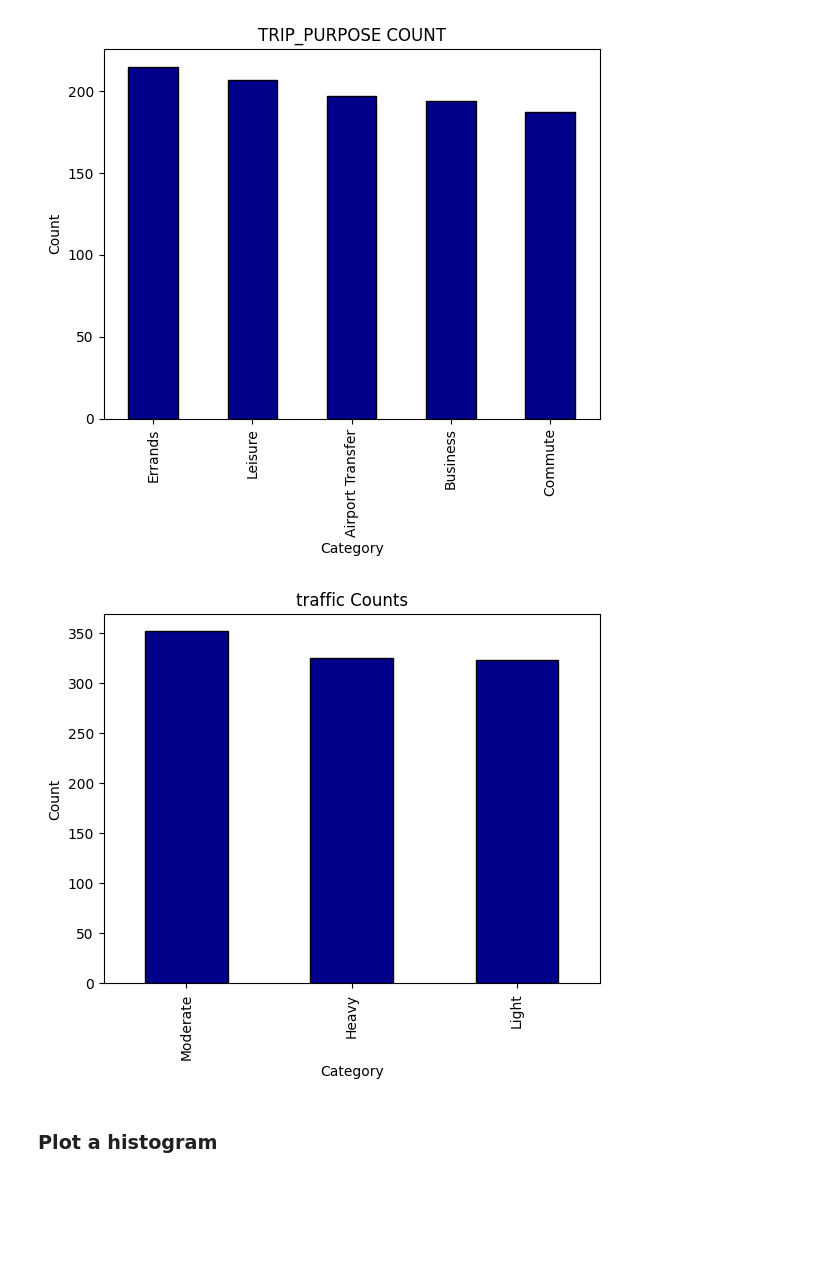
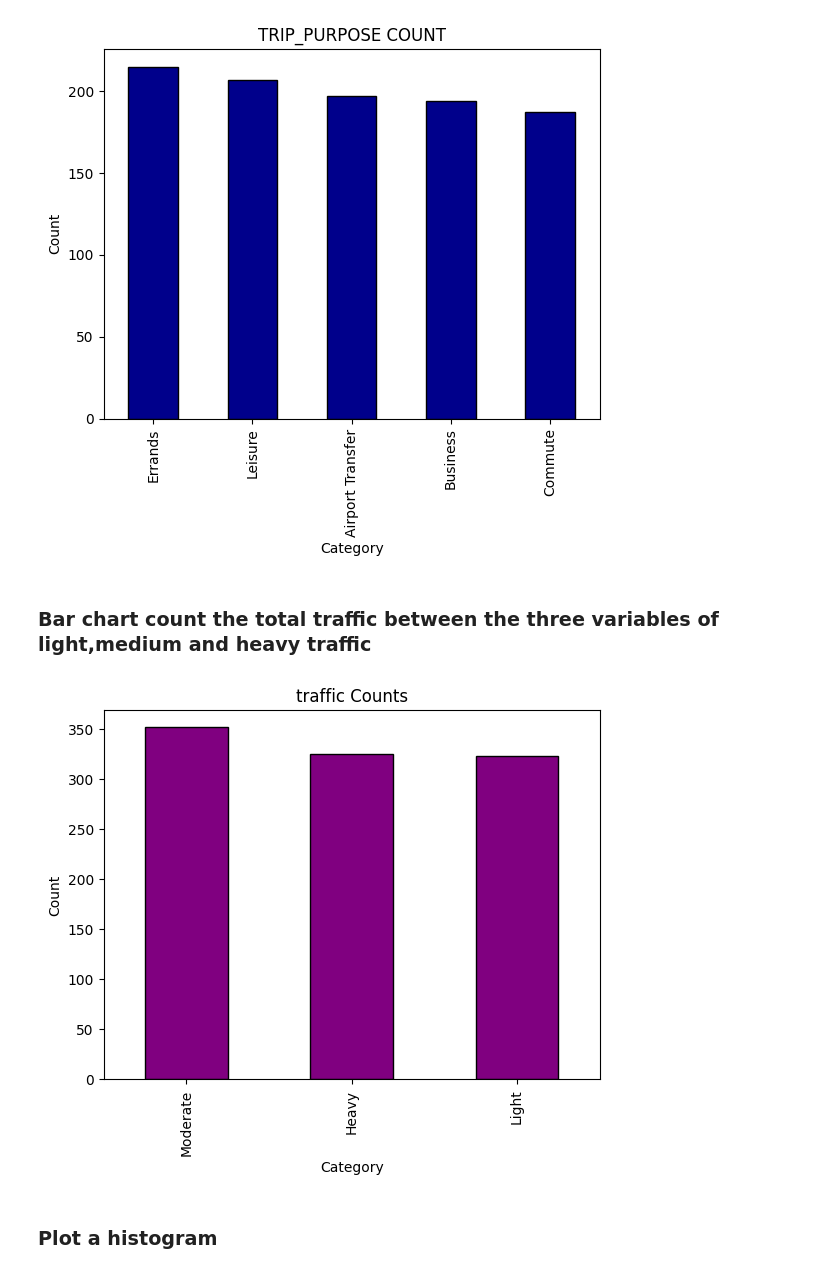
Before and after one commit to Creativeabdulmalik/Python-Project, a Jupyter notebook: capstone project.ipynb, the cells around one changed output. Cells and saved outputs as stored; diff of their text form; code cells hidden in the pictures; blank space fills up the shorter version.

```diff
--- a/capstone project.ipynb
+++ b/capstone project.ipynb
@@ -129,17 +131,19 @@ plt.ylabel("Count")
 plt.show()
 # %% [output]
 [figure]
+# %% [markdown]
+### Bar chart count the total traffic  between the three variables of light,medium and heavy traffic
 # %%
 # total Count the occurrences of each category
 category_counts = df['traffic'].value_counts()
 
 # bar chart
-category_counts.plot(kind='bar', color='darkblue',   edgecolor='black', title='traffic Counts')
+category_counts.plot(kind='bar', color='purple',   edgecolor='black', title='traffic Counts')
 plt.xlabel("Category")
 plt.ylabel("Count")
 plt.show()
 # %% [output]
-[figure, old version]
+[figure, new version]
 # %% [markdown]
 ### Plot a histogram
 # %%
```
Also changed, not shown: parts of 15 cells of this notebook, 8 other files.
